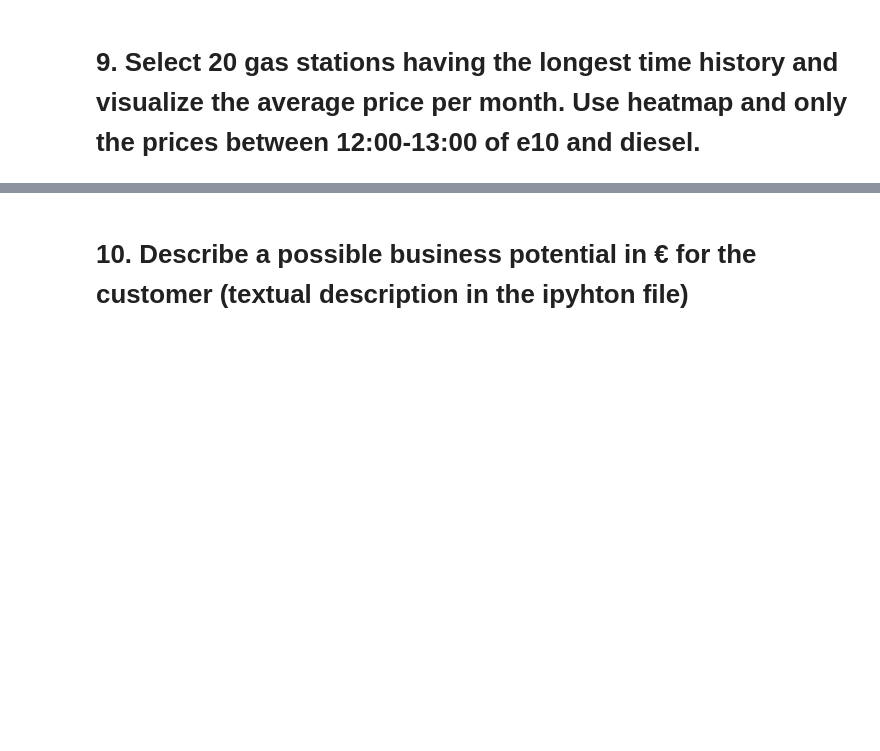
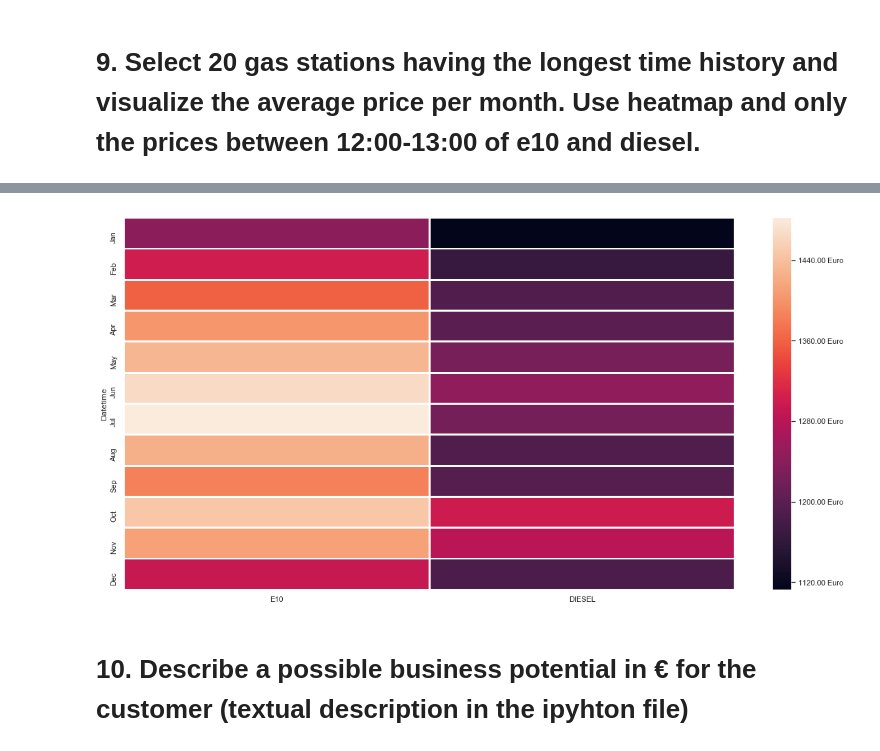
Before and after one commit to ds2019tukl/DS-2019-rohit-mohite, a Jupyter notebook: Exercise_1.ipynb, the cells around one changed output, grey strips where cells are left out. Saved outputs shown, nothing was run; the diff lists cells and outputs as text; code cells hidden in the pictures; blank space fills up the shorter version.

```diff
--- a/Exercise_1.ipynb
+++ b/Exercise_1.ipynb
@@ -787,0 +883,4 @@ See the caveats in the documentation: http://pandas.pydata.org/pandas-docs/stabl
+# %%
+brands_list=np.ravel(top_brands_20.values)
+# %%
+df_brands_top20 = df_brands1[df_brands1.BRAND.isin(brands_list)]
@@ -787,0 +897,2 @@ See the caveats in the documentation: http://pandas.pydata.org/pandas-docs/stabl
+# %%
+brands_12_13=df_brands_top20.between_time('12:00','13:00')
@@ -787,0 +909,2 @@ See the caveats in the documentation: http://pandas.pydata.org/pandas-docs/stabl
+# %%
+top_brands_12_13=brands_12_13.groupby(brands_12_13.index.month)['E10','DIESEL'].mean()
@@ -788,3 +928,9 @@ See the caveats in the documentation: http://pandas.pydata.org/pandas-docs/stabl
+# %%
+plt.figure(figsize=(20,10))
+months = ["Jan", "Feb", "Mar", "Apr", "May", "Jun", "Jul", "Aug", "Sep", "Oct", "Nov", "Dec"]
+sns.heatmap(top_brands_12_13, cbar_kws={'format': '%1.2f Euro'}, yticklabels=months,linewidths=2, square=False);
+# %% [output]
+[figure, added]
 # %% [markdown]
 # 10. Describe a possible business potential in € for the customer (textual description in the ipyhton file)
 # %% [markdown]
```
Also changed, not shown: parts of 50 cells of this notebook.
